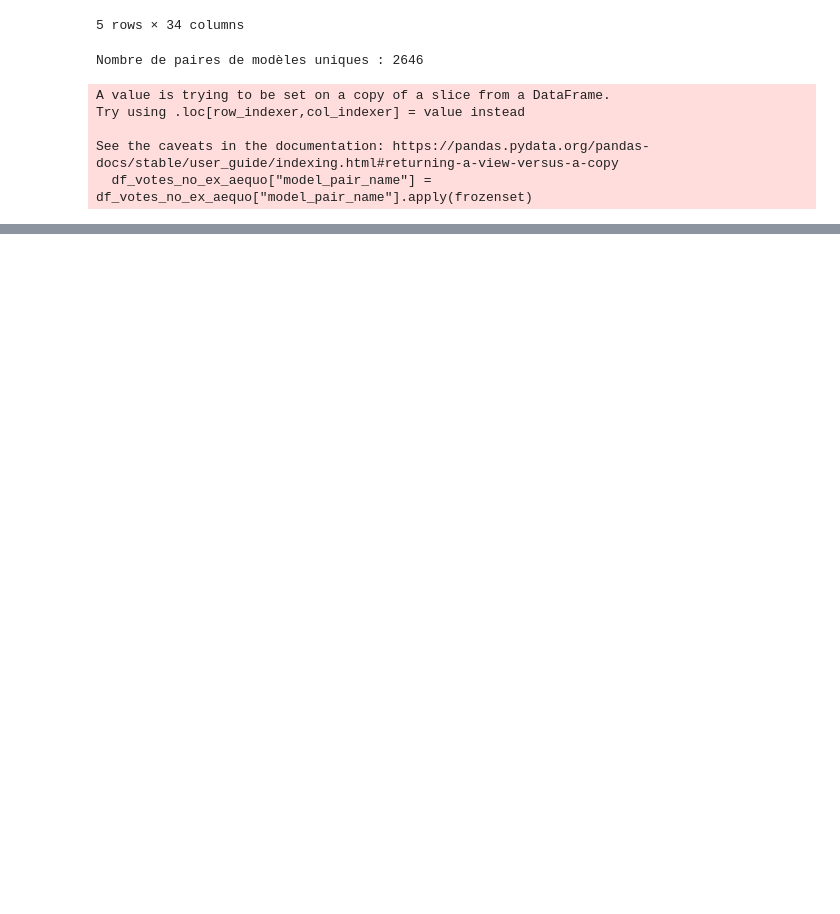
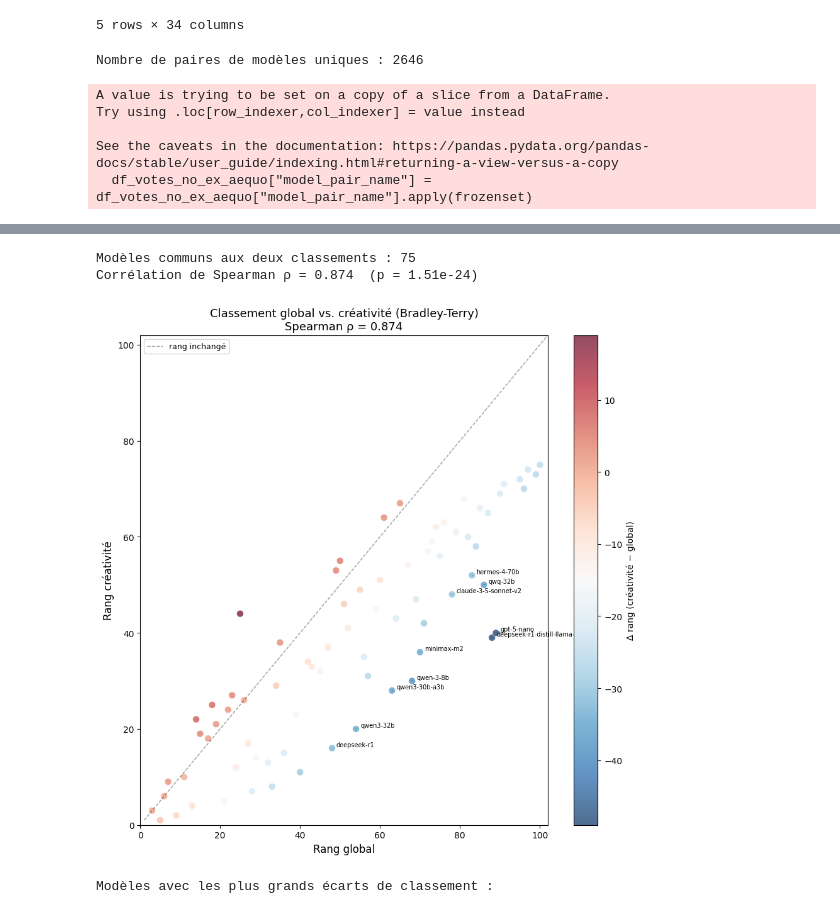
Before and after one commit to SarahL-1720/llm-creativity-eval, a Jupyter notebook: question2.ipynb, the cells around one changed output, grey strips where cells are left out. Drawn from its saved outputs; the diff is of its cells as text; code cells hidden in the pictures; blank space fills up the shorter version.

```diff
--- a/question2.ipynb
+++ b/question2.ipynb
@@ -100,0 +329,80 @@ for pair in unique_pairs:
+# %%
+from scipy.stats import spearmanr
+
+# --- Jointure sur les modèles présents dans LES DEUX classements ---
+df_merged = df_rank_global[['model', 'rank']].rename(columns={'rank': 'rank_global'}).merge(
+    df_rank_creative[['model', 'rank']].rename(columns={'rank': 'rank_creative'}),
+    on='model'
+)
+
+print(f"Modèles communs aux deux classements : {len(df_merged)}")
+
+# --- Corrélation de Spearman ---
+rho, pval = spearmanr(df_merged['rank_global'], df_merged['rank_creative'])
+print(f"Corrélation de Spearman ρ = {rho:.3f}  (p = {pval:.2e})")
+# %% [output]
+Modèles communs aux deux classements : 75
+Corrélation de Spearman ρ = 0.874  (p = 1.51e-24)
+# %%
+import matplotlib.pyplot as plt
+import numpy as np
+
+fig, ax = plt.subplots(figsize=(9, 9))
+
+# Écart de rang (absolu) pour identifier les modèles qui bougent le plus
+df_merged['rank_diff'] = df_merged['rank_creative'] - df_merged['rank_global']
+df_merged['abs_diff']  = df_merged['rank_diff'].abs()
+
+# Seuil pour annoter : top 10 des modèles avec le plus grand mouvement
+threshold = df_merged['abs_diff'].nlargest(10).min()
+
+# Scatter : couleur = direction du mouvement
+scatter = ax.scatter(
+    df_merged['rank_global'],
+    df_merged['rank_creative'],
+    c=df_merged['rank_diff'],        # positif = monte en créativité
+    cmap='RdBu_r',
+    s=60,
+    alpha=0.7,
+    edgecolors='white',
+    linewidths=0.4
+)
+plt.colorbar(scatter, ax=ax, label='Δ rang (créativité − global)')
+
+# Diagonale de référence (rang inchangé)
+lim = max(df_merged[['rank_global', 'rank_creative']].max()) + 2
+ax.plot([1, lim], [1, lim], 'k--', lw=1, alpha=0.4, label='rang inchangé')
+
+# Annotations des modèles qui bougent le plus
+for _, row in df_merged[df_merged['abs_diff'] >= threshold].iterrows():
+    ax.annotate(
+        row['model'],
+        xy=(row['rank_global'], row['rank_creative']),
+        fontsize=7,
+        xytext=(5, 2),
+        textcoords='offset points',
+        arrowprops=dict(arrowstyle='-', lw=0.5, alpha=0.5)
+    )
+
+ax.set_xlabel("Rang global", fontsize=12)
+ax.set_ylabel("Rang créativité", fontsize=12)
+ax.set_title(
+    f"Classement global vs. créativité (Bradley-Terry)\nSpearman ρ = {rho:.3f}",
+    fontsize=13
+)
+ax.legend(fontsize=9)
+ax.set_xlim(0, lim)
+ax.set_ylim(0, lim)
+plt.tight_layout()
+plt.show()
+
+# --- Tableau des modèles avec le plus grand écart ---
+print("\nModèles avec les plus grands écarts de classement :")
+display(
+    df_merged.sort_values('abs_diff', ascending=False)
+             .head(15)[['model', 'rank_global', 'rank_creative', 'rank_diff']]
+             .reset_index(drop=True)
+)
+# %% [output]
+[figure, added]
+Modèles avec les plus grands écarts de classement :
```
Also changed, not shown: parts of 16 cells of this notebook.
